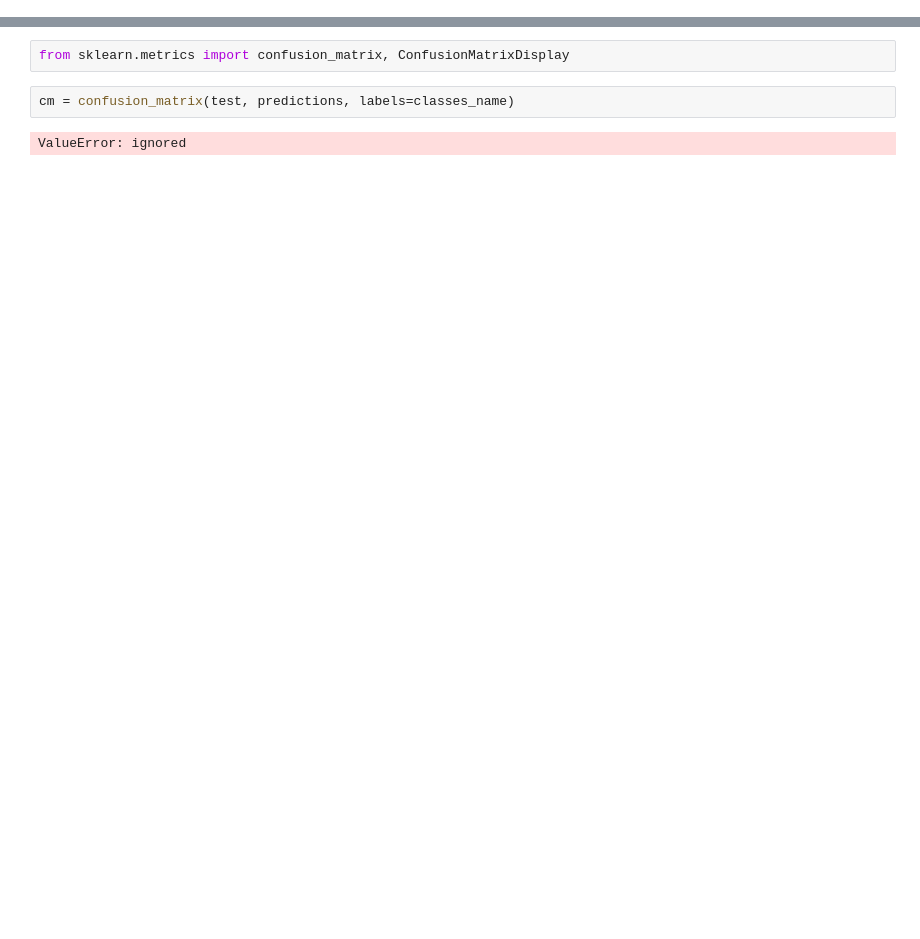
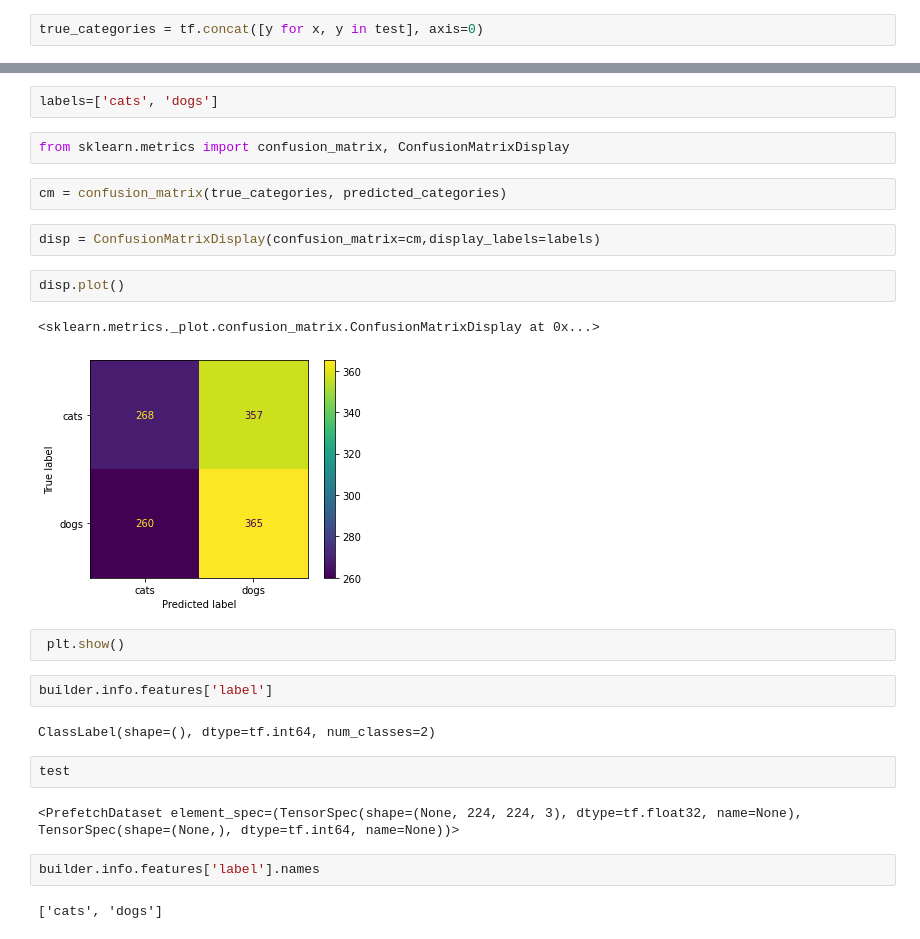
Before and after one commit to Max452/CarND-LaneLines-P1, a Jupyter notebook: Copie_de_dogvscat.ipynb, the cells around one changed output, grey strips where cells are left out. Saved outputs shown, nothing was run; the diff lists cells and outputs as text; blank space fills up the shorter version.

```diff
--- a/Copie_de_dogvscat.ipynb
+++ b/Copie_de_dogvscat.ipynb
@@ -317,3 +322,5 @@ predictions=model.predict(test)
+# %%
+true_categories = tf.concat([y for x, y in test], axis=0)
 # %%
 tfds.features.ClassLabel.num_classes
 # %% [output]
@@ -327,6 +344,27 @@ builder.info.features['label'].num_classes
+# %%
+labels=['cats', 'dogs']
 # %%
 from sklearn.metrics import confusion_matrix, ConfusionMatrixDisplay
-# %%
-cm = confusion_matrix(test, predictions, labels=classes_name)
-# %% [output]
-ValueError: ignored
+# %%
+cm = confusion_matrix(true_categories, predicted_categories)
+# %%
+disp = ConfusionMatrixDisplay(confusion_matrix=cm,display_labels=labels)
+# %%
+disp.plot()
+# %% [output]
+<sklearn.metrics._plot.confusion_matrix.ConfusionMatrixDisplay at 0x...>
+[figure, added]
+# %%
+ plt.show()
+# %%
+builder.info.features['label']
+# %% [output]
+ClassLabel(shape=(), dtype=tf.int64, num_classes=2)
+# %%
+test
+# %% [output]
+<PrefetchDataset element_spec=(TensorSpec(shape=(None, 224, 224, 3), dtype=tf.float32, name=None), TensorSpec(shape=(None,), dtype=tf.int64, name=None))>
+# %%
+builder.info.features['label'].names
+# %% [output]
+['cats', 'dogs']
```
Also changed, not shown: parts of 12 cells of this notebook.
